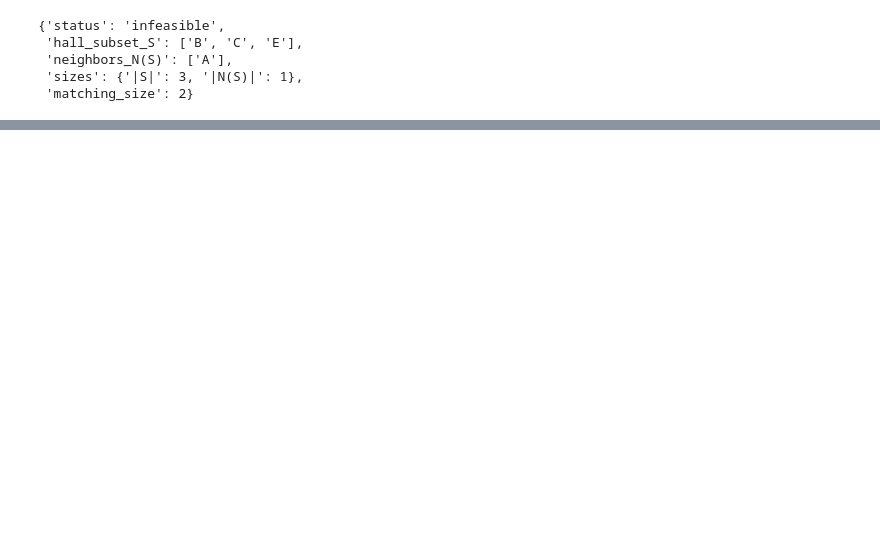
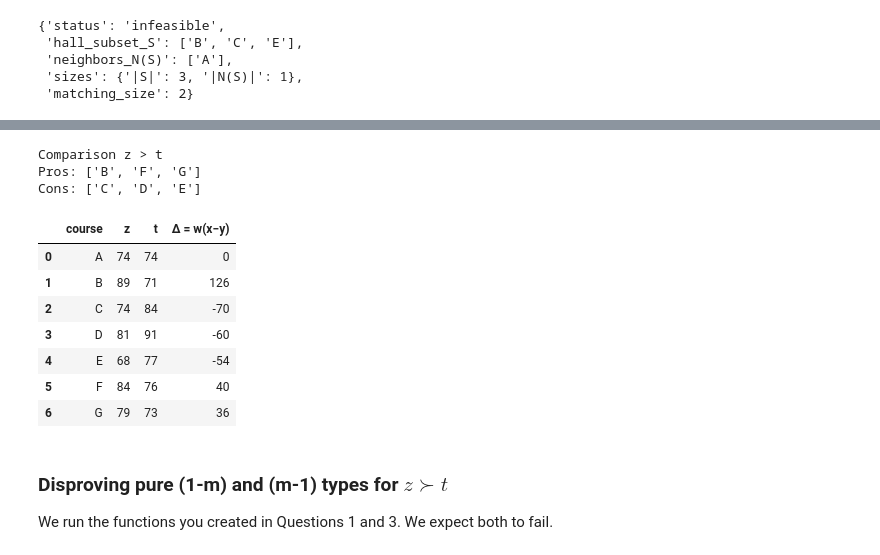
Before and after one commit to britofelipe/projet-sdp, a Jupyter notebook: main.ipynb, the cells around one changed output, grey strips where cells are left out. Drawn from its saved outputs; the diff is of its cells as text; code cells hidden in the pictures; blank space fills up the shorter version.

Commit message:
Questions 2,3 and 4 (first draft)

```diff
--- a/main.ipynb
+++ b/main.ipynb
@@ -632,0 +1114,24 @@ cert_ww
+# %%
+# 1. Compute Deltas for z vs t
+delta_zt, pros_zt, cons_zt, _, df_zt = compute_deltas("z", "t", df_scores, weights)
+
+print(f"Comparison z > t")
+print(f"Pros: {pros_zt}")
+print(f"Cons: {cons_zt}")
+display(df_zt[["course", "z", "t", "Δ = w(x−y)"]])
+# %% [output]
+Comparison z > t
+Pros: ['B', 'F', 'G']
+Cons: ['C', 'D', 'E']
+|  | course | z | t | Δ = w(x−y) |
+| 0 | A | 74 | 74 | 0 |
+| 1 | B | 89 | 71 | 126 |
+| 2 | C | 74 | 84 | -70 |
+| 3 | D | 81 | 91 | -60 |
+| 4 | E | 68 | 77 | -54 |
+| 5 | F | 84 | 76 | 40 |
+| 6 | G | 79 | 73 | 36 |
+# %% [markdown]
+### Disproving pure (1-m) and (m-1) types for $z \succ t$
+
+We run the functions you created in Questions 1 and 3. We expect both to fail.
```
Also changed, not shown: parts of 31 cells of this notebook.
